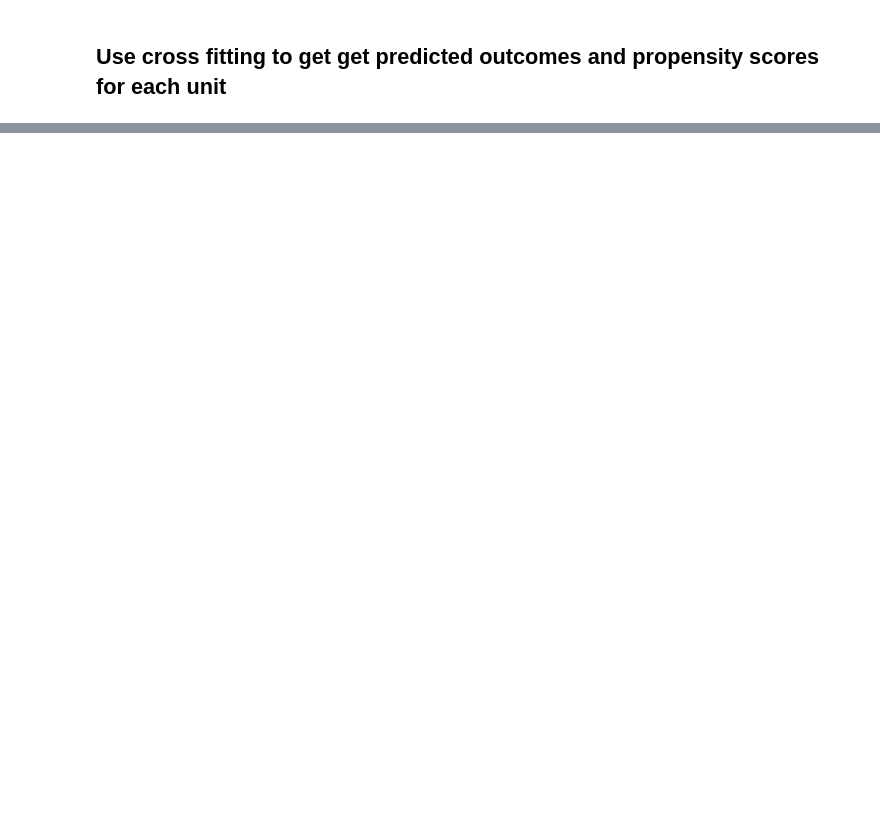
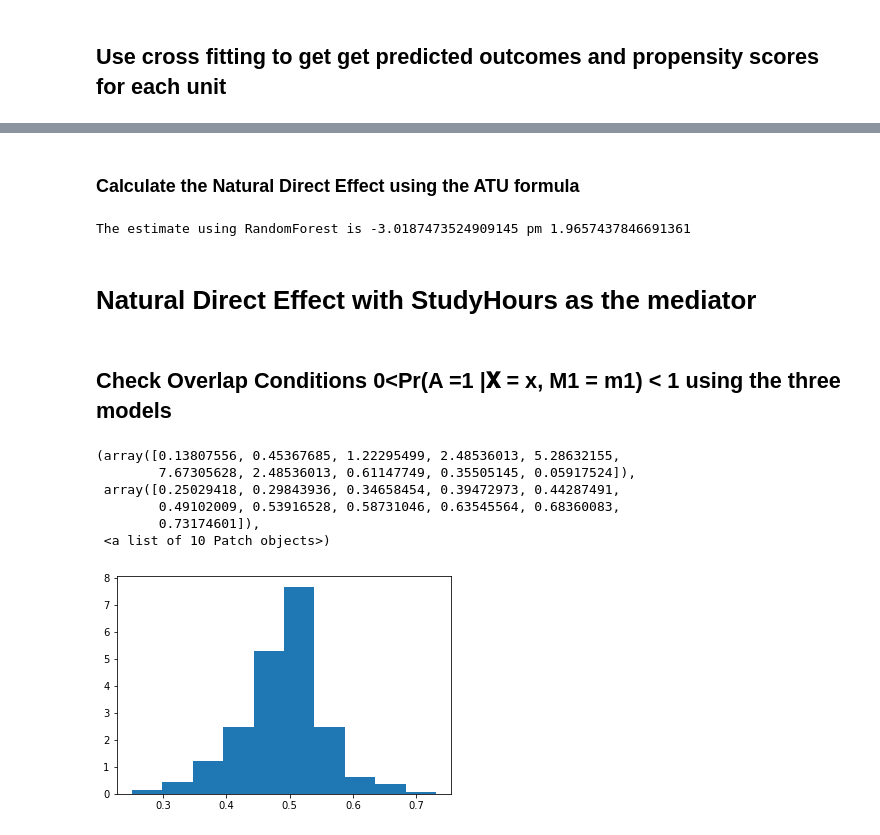
Before and after one commit to BaichenTan/ExperimentData_Adv, a Jupyter notebook: “ATE_Estimation_with_Machine_Learning_ipynb”的副本.ipynb, the cells around one changed output, grey strips where cells are left out. Cells and saved outputs as stored; diff of their text form; code cells hidden in the pictures; blank space fills up the shorter version.

```diff
--- a/“ATE_Estimation_with_Machine_Learning_ipynb”的副本.ipynb
+++ b/“ATE_Estimation_with_Machine_Learning_ipynb”的副本.ipynb
@@ -258,0 +861,24 @@ The estimate is 572.1572812652179 pm 1501.516696945994
+# %% [markdown]
+### Calculate the Natural Direct Effect using the ATU formula
+# %%
+tau_hat_XGB, std_hat_XGB = att_aiptw(**data_and_nuisance_estimates_XGB)
+print(f"The estimate using RandomForest is {tau_hat_XGB} pm {1.96*std_hat_XGB}")
+# %% [output]
+The estimate using RandomForest is -3.0187473524909145 pm 1.9657437846691361
+# %% [markdown]
+# Natural Direct Effect with StudyHours as the mediator
+# %% [markdown]
+## Check Overlap Conditions 0<Pr(A =1 |𝐗 = x, M1 = m1) < 1 using the three models
+# %%
+#check the overlap conditions using randomForest
+#get the propensity score function
+g1_SH = treatment_k_fold_fit_and_predict(make_gmodel_randomForest, X=confounders_with_mediatorStudyHours, A=treatment, n_splits=10)
+hist(g1_SH, density=True)
+# %% [output]
+(array([0.13807556, 0.45367685, 1.22295499, 2.48536013, 5.28632155,
+        7.67305628, 2.48536013, 0.61147749, 0.35505145, 0.05917524]),
+ array([0.25029418, 0.29843936, 0.34658454, 0.39472973, 0.44287491,
+        0.49102009, 0.53916528, 0.58731046, 0.63545564, 0.68360083,
+        0.73174601]),
+ <a list of 10 Patch objects>)
+[figure, added]
```
Also changed, not shown: parts of 203 cells of this notebook.
